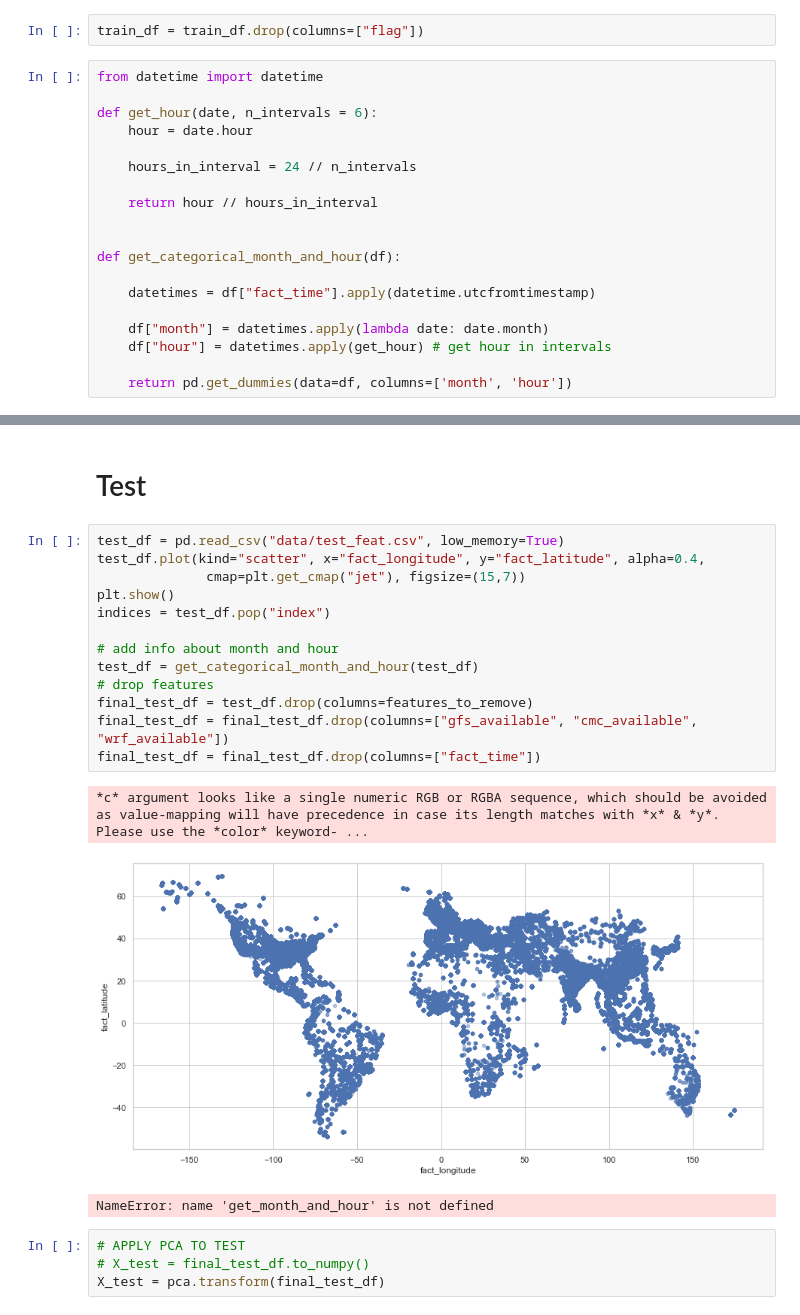
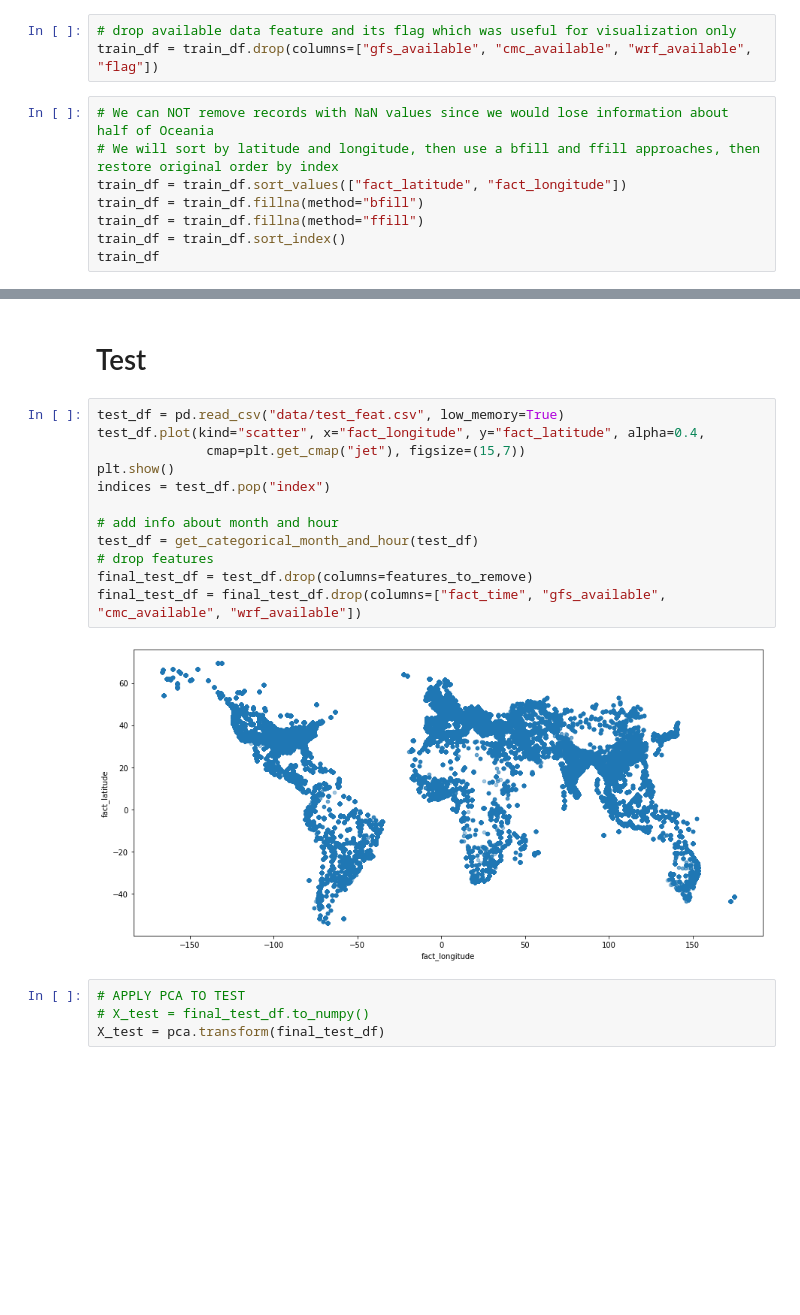
Before and after one commit to AndreaGhiglione/algorithmic-machine-learning, a Jupyter notebook: Challenges/C1 - Weather prediction/Code.ipynb, the cells around one changed output, grey strips where cells are left out. Cells and saved outputs as stored; diff of their text form; blank space fills up the shorter version.

```diff
--- a/Challenges/C1 - Weather prediction/Code.ipynb
+++ b/Challenges/C1 - Weather prediction/Code.ipynb
@@ -152,21 +106,11 @@ plt.show()
-# %%
-train_df = train_df.drop(columns=["flag"])
-# %%
-from datetime import datetime
-
-def get_hour(date, n_intervals = 6):
-    hour = date.hour
-
-    hours_in_interval = 24 // n_intervals
-
-    return hour // hours_in_interval
-
-
-def get_categorical_month_and_hour(df):
-
-    datetimes = df["fact_time"].apply(datetime.utcfromtimestamp)
-
-    df["month"] = datetimes.apply(lambda date: date.month)
-    df["hour"] = datetimes.apply(get_hour) # get hour in intervals
-
-    return pd.get_dummies(data=df, columns=['month', 'hour'])
+# %%
+# drop available data feature and its flag which was useful for visualization only
+train_df = train_df.drop(columns=["gfs_available", "cmc_available", "wrf_available", "flag"])
+# %%
+# We can NOT remove records with NaN values since we would lose information about half of Oceania
+# We will sort by latitude and longitude, then use a bfill and ffill approaches, then restore original order by index
+train_df = train_df.sort_values(["fact_latitude", "fact_longitude"])
+train_df = train_df.fillna(method="bfill")
+train_df = train_df.fillna(method="ffill")
+train_df = train_df.sort_index()
+train_df
@@ -558,20 +516,17 @@ model.fit(
 # %%
 test_df = pd.read_csv("data/test_feat.csv", low_memory=True)
 test_df.plot(kind="scatter", x="fact_longitude", y="fact_latitude", alpha=0.4,
               cmap=plt.get_cmap("jet"), figsize=(15,7))
 plt.show()
 indices = test_df.pop("index")
 
 # add info about month and hour
 test_df = get_categorical_month_and_hour(test_df)
 # drop features
 final_test_df = test_df.drop(columns=features_to_remove)
-final_test_df = final_test_df.drop(columns=["gfs_available", "cmc_available", "wrf_available"])
-final_test_df = final_test_df.drop(columns=["fact_time"])
+final_test_df = final_test_df.drop(columns=["fact_time", "gfs_available", "cmc_available", "wrf_available"])
 # %% [output]
-*c* argument looks like a single numeric RGB or RGBA sequence, which should be avoided as value-mapping will have precedence in case its length matches with *x* & *y*.  Please use the *color* keyword- ...
-[figure, old version]
+[figure, new version]
-NameError: name 'get_month_and_hour' is not defined
 # %%
 # APPLY PCA TO TEST
 # X_test = final_test_df.to_numpy()
```
Also changed, not shown: parts of 27 cells of this notebook.
